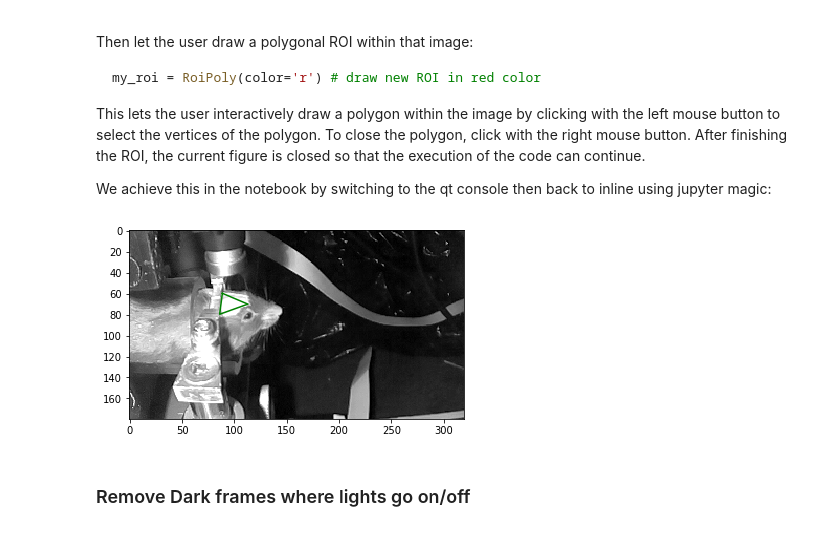
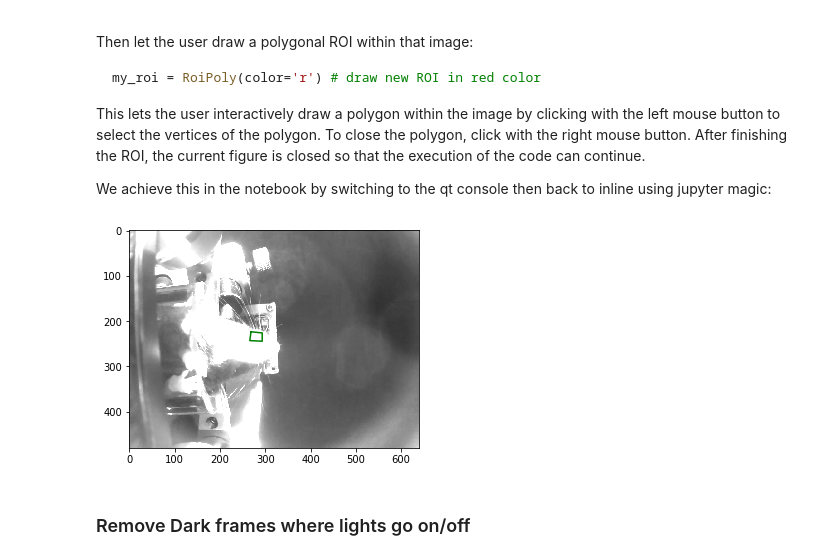
Before and after one commit to ubcbraincircuits/Dual_Imaging, a Jupyter notebook: FEDCODE/Dual_Imaging/Dual_Imaging.ipynb, the cells around one changed output. Cells and saved outputs as stored; diff of their text form; code cells hidden in the pictures.

```diff
--- a/FEDCODE/Dual_Imaging/Dual_Imaging.ipynb
+++ b/FEDCODE/Dual_Imaging/Dual_Imaging.ipynb
@@ -17,17 +24,17 @@ BEHAVIOUR_FRAMERATE = 1/(11090.9/1e6)
 # %% [markdown]
 ## File paths
 # %%
-path = "\\Users\\User\\Documents\\FEDCODE - Nick\\" # location of "date" folders
+path = "B:/Dual/" # location of "date" folders
 
 direc = lb.Data(path)
 
-date = "20180420"
+date = "20190815"
 
-experiment = "Experiment_3"
+experiment = "Experiment_2"
 
 # help(direc.experiment)
 
-EXP_3 = direc.experiment("april 20 2018", exp_num=3)
+EXP_3 = direc.experiment(date, exp_num=1)
 
 # help(direc.file)
 
@@ -44,3 +51,9 @@ l_mouse_timestamps_raw = direc.file(
 r_mouse_timestamps_raw = direc.file(
     exp_folder=EXP_3, fname="right timestamps"
 )
+
+res = lb.Output(EXP_3) # root directory where processed files will be saved
+
+filename = direc.file(
+    exp_folder=EXP_3, fname="h264", subfolder="Behaviour"
+)
@@ -490,13 +636,14 @@ animation.animate_processed_frames(
 # %%
 behavior_frames = vp.load_frames(
-    filename='D:/2_mice/20180316/Experiment_1/Behaviour/M902L_M903R_March-16_1444_experiment-1_wt_cage-mates_together_12mm.h264',
+    filename,
     color='red'
 )
 
-behaviour_frames_fname = res.saveas(
+behavior_frames_fname = res.saveas(
     path=EXP_3 + "\\" + "Behaviour",
-    f_out=behaviour_frames,
-    suffix="test"
+    f_out=behavior_frames,
+    suffix="test",
     ftype="raw",
-    save=True,
+    dtype='uint8',
+    save=True
 )
@@ -524,18 +673,16 @@ This lets the user interactively draw a polygon within the image by clicking wit
 
 We achieve this in the notebook by switching to the qt console then back to inline using jupyter magic:
 # %%
-from roipoly import RoiPoly
-import matplotlib.pyplot as plt
-
 %matplotlib qt
-plt.imshow(behavior_frames[0], cmap='gray', vmin=0, vmax=255)
+plt.figure()
+plt.imshow(behavior_frames[1000], cmap='gray', vmin=0, vmax=255)
 roi = RoiPoly(color='g')
 
 # Let's see what we have
 %matplotlib inline
-plt.imshow(behavior_frames[0], cmap='gray', vmin=0, vmax=255)
+plt.imshow(behavior_frames[1000], cmap='gray', vmin=0, vmax=255)
 roi.display_roi()
 # %% [output]
-[figure, old version]
+[figure, new version]
 # %% [markdown]
 ### Remove Dark frames where lights go on/off
```
Also changed, not shown: parts of 35 cells of this notebook, 6 other files.
